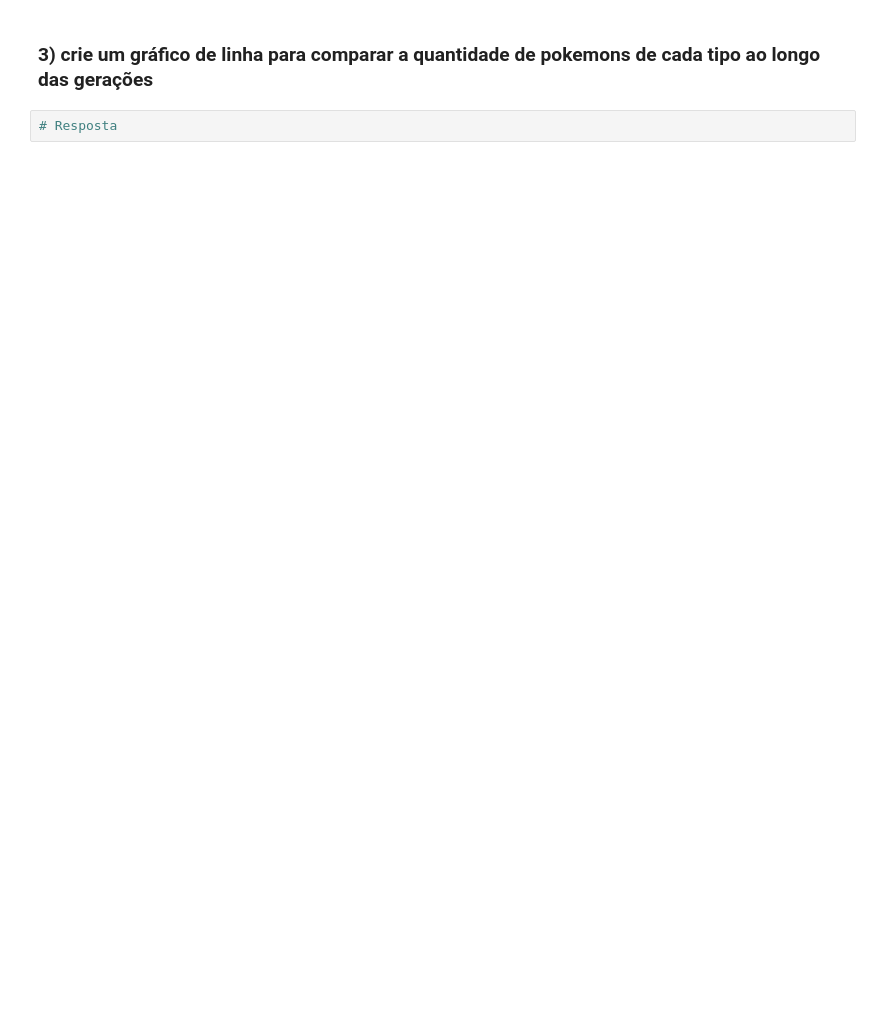
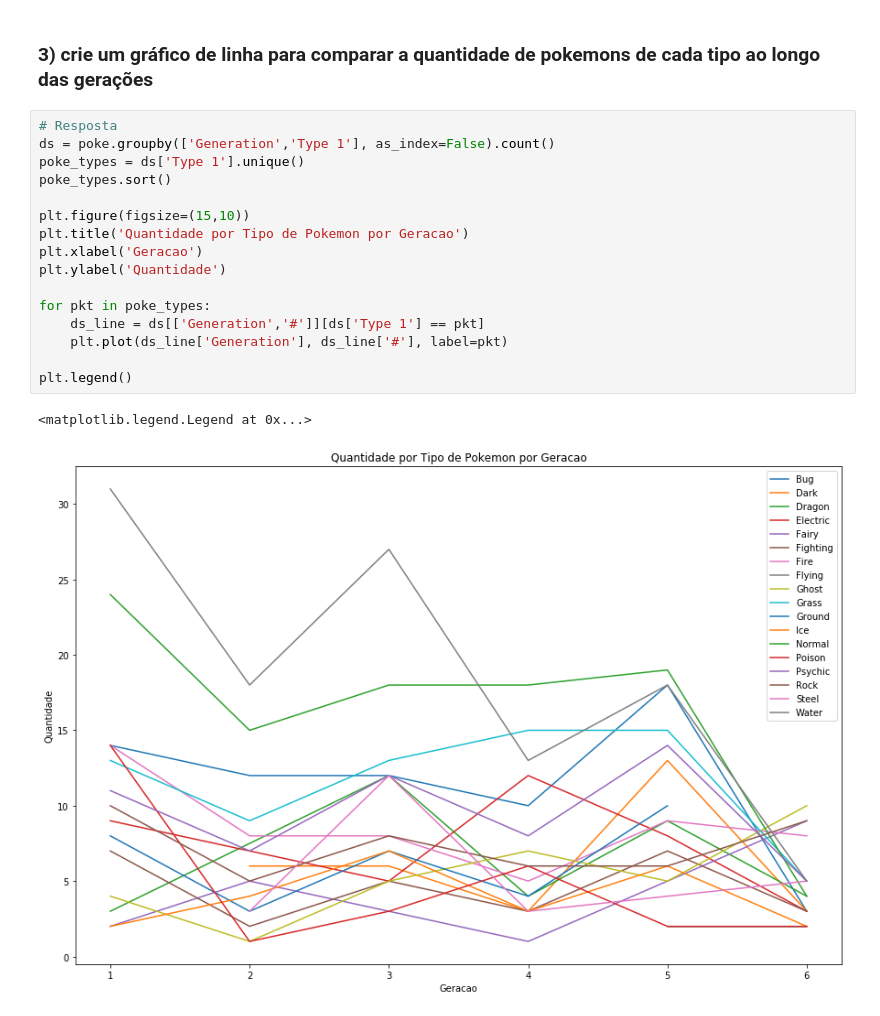
Before and after one commit to dhenyfernandes/22bpm, a Jupyter notebook: BPM/EDA_Visualization_Pokemon.ipynb, the cells around one changed output. Drawn from its saved outputs; the diff is of its cells as text; blank space fills up the shorter version.

```diff
--- a/BPM/EDA_Visualization_Pokemon.ipynb
+++ b/BPM/EDA_Visualization_Pokemon.ipynb
@@ -228,4 +293,21 @@ Agora que entendemos como os gráficos são construídos, vamos praticar. A idei
 # %% [markdown]
 ###  3) crie um gráfico de linha para comparar a quantidade de pokemons de cada tipo ao longo das gerações
-# %%
-# Resposta
+# %%
+# Resposta
+ds = poke.groupby(['Generation','Type 1'], as_index=False).count()
+poke_types = ds['Type 1'].unique()
+poke_types.sort()
+
+plt.figure(figsize=(15,10))
+plt.title('Quantidade por Tipo de Pokemon por Geracao')
+plt.xlabel('Geracao')
+plt.ylabel('Quantidade')
+
+for pkt in poke_types:
+    ds_line = ds[['Generation','#']][ds['Type 1'] == pkt]
+    plt.plot(ds_line['Generation'], ds_line['#'], label=pkt)
+
+plt.legend()
+# %% [output]
+<matplotlib.legend.Legend at 0x...>
+[figure, added]
```
Also changed, not shown: parts of 18 cells of this notebook, 3 other files.
